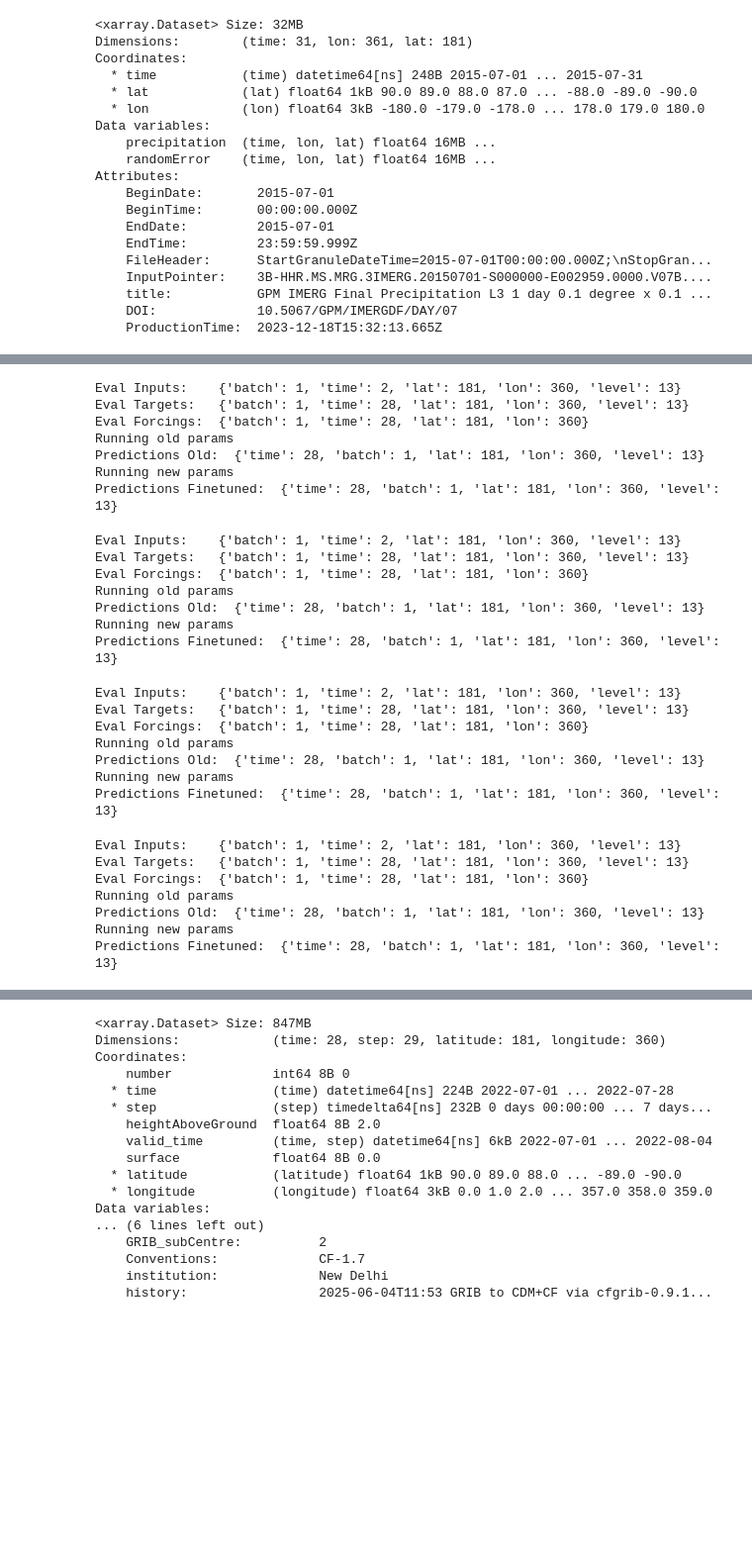
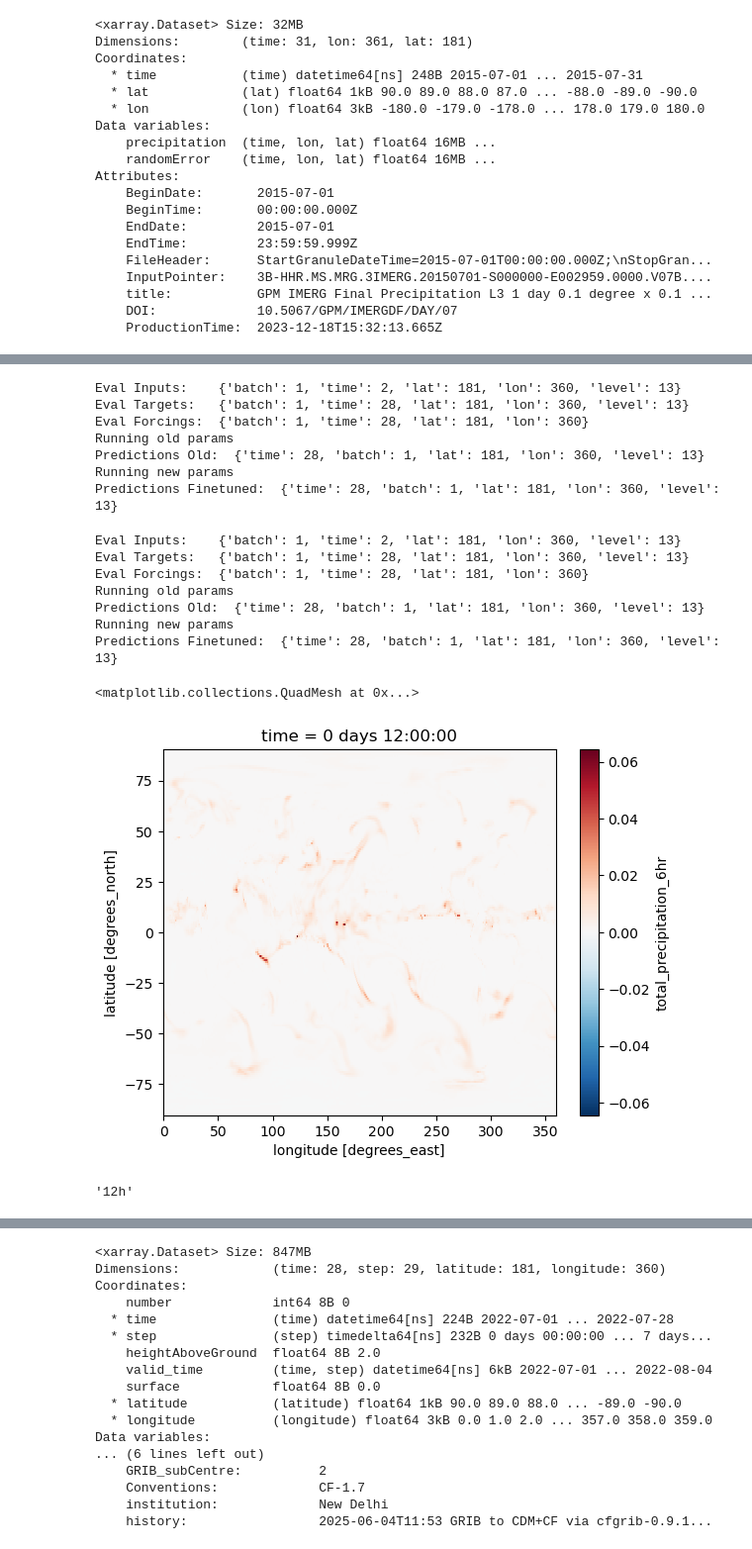
Before and after one commit to SaptarishiD/graphcast, a Jupyter notebook: local_files/finetune_vs_base_imerg.ipynb, the cells around one changed output, grey strips where cells are left out. Shown at 99% size. Saved outputs shown, nothing was run; the diff lists cells and outputs as text; code cells hidden in the pictures; blank space fills up the shorter version.

```diff
--- a/local_files/finetune_vs_base_imerg.ipynb
+++ b/local_files/finetune_vs_base_imerg.ipynb
@@ -557,5 +492,5 @@ for i in tqdm(range(inits)):
 # %%
-for i in tqdm(range(inits)):
+for i in tqdm(range(2, inits)):
     eval_inputs, eval_targets, eval_forcings = data_utils.extract_inputs_targets_forcings(
     select_time_evals_copy[i].load(), target_lead_times=slice("6h", "168h"),
     **dataclasses.asdict(task_config))
@@ -585,8 +520,8 @@ for i in tqdm(range(inits)):
     print("Predictions Finetuned: ", predictions_finetuned.dims.mapping)
 
 
-    predictions_old.to_netcdf(f"/Datastorage/saptarishi.dhanuka_asp25/preds_dir/predictions_old_india2022{i}_imerg3.nc")
-    predictions_finetuned.to_netcdf(f"/Datastorage/saptarishi.dhanuka_asp25/preds_dir/predictions_finetuned_india2022{i}_imerg3.nc")
+    predictions_old.to_netcdf(f"/Datastorage/saptarishi.dhanuka_asp25/preds_dir/predictions_old_india2022_{i}_imerg5.nc")
+    predictions_finetuned.to_netcdf(f"/Datastorage/saptarishi.dhanuka_asp25/preds_dir/predictions_finetuned_india2022_{i}_imerg5.nc")
 # %% [output]
 Eval Inputs:    {'batch': 1, 'time': 2, 'lat': 181, 'lon': 360, 'level': 13}
 Eval Targets:   {'batch': 1, 'time': 28, 'lat': 181, 'lon': 360, 'level': 13}
@@ -602,17 +537,3 @@ Running old params
 Predictions Old:  {'time': 28, 'batch': 1, 'lat': 181, 'lon': 360, 'level': 13}
 Running new params
 Predictions Finetuned:  {'time': 28, 'batch': 1, 'lat': 181, 'lon': 360, 'level': 13}
-Eval Inputs:    {'batch': 1, 'time': 2, 'lat': 181, 'lon': 360, 'level': 13}
-Eval Targets:   {'batch': 1, 'time': 28, 'lat': 181, 'lon': 360, 'level': 13}
-Eval Forcings:  {'batch': 1, 'time': 28, 'lat': 181, 'lon': 360}
-Running old params
-Predictions Old:  {'time': 28, 'batch': 1, 'lat': 181, 'lon': 360, 'level': 13}
-Running new params
-Predictions Finetuned:  {'time': 28, 'batch': 1, 'lat': 181, 'lon': 360, 'level': 13}
-Eval Inputs:    {'batch': 1, 'time': 2, 'lat': 181, 'lon': 360, 'level': 13}
-Eval Targets:   {'batch': 1, 'time': 28, 'lat': 181, 'lon': 360, 'level': 13}
-Eval Forcings:  {'batch': 1, 'time': 28, 'lat': 181, 'lon': 360}
-Running old params
-Predictions Old:  {'time': 28, 'batch': 1, 'lat': 181, 'lon': 360, 'level': 13}
-Running new params
-Predictions Finetuned:  {'time': 28, 'batch': 1, 'lat': 181, 'lon': 360, 'level': 13}
@@ -708,0 +540,12 @@ def plot_diff_imd_era5_sims(pred_imd, targets, time_step, var_name):
+# %%
+pred_old_1 = xr.open_dataset("/Datastorage/saptarishi.dhanuka_asp25/preds_dir/predictions_old_india2022_3_imerg5.nc")
+pred_fine_1 = xr.open_dataset("/Datastorage/saptarishi.dhanuka_asp25/preds_dir/predictions_finetuned_india2022_3_imerg5.nc")
+# %%
+pred_old_1.isel(time=1)['total_precipitation_6hr'].plot()
+# %% [output]
+<matplotlib.collections.QuadMesh at 0x...>
+[figure, added]
+# %%
+dataclasses.asdict(task_config)['input_duration']
+# %% [output]
+'12h'
```
Also changed, not shown: parts of 53 cells of this notebook.
